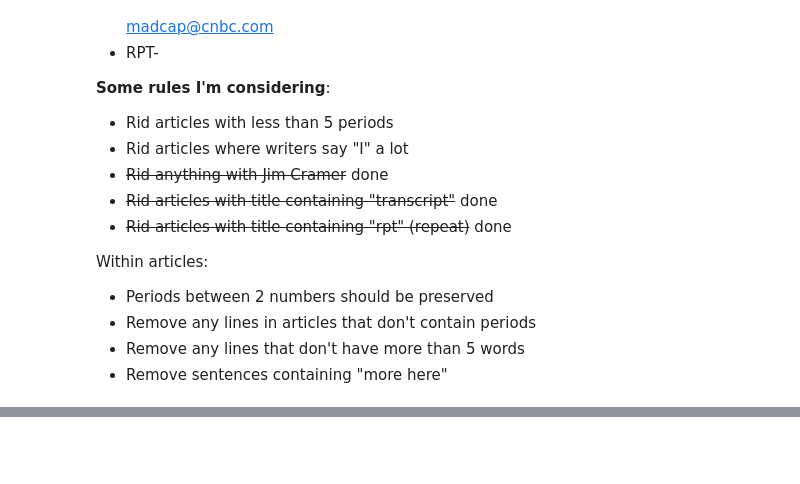
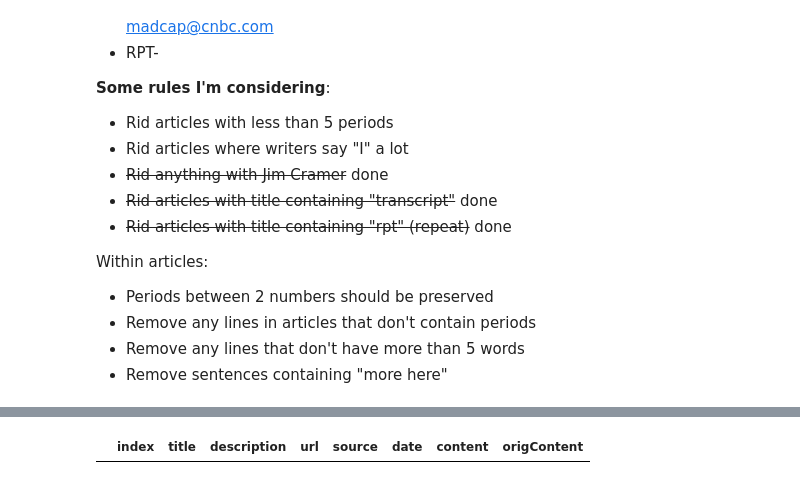
Before and after one commit to RBCCapstone/DataCollection, a Jupyter notebook: Scripts/DataClean.ipynb, the cells around one changed output, grey strips where cells are left out. Cells and saved outputs as stored; diff of their text form; code cells hidden in the pictures; blank space fills up the shorter version.

```diff
--- a/Scripts/DataClean.ipynb
+++ b/Scripts/DataClean.ipynb
@@ -96,7 +95,8 @@ def DataClean(raw):
     return df
 # %%
 def test():
-    filename = "sortedarticlesRetail-List-1.xlsx"
-    DataClean(filename)
+    filename = "newsApiOutput.xlsx"
+    testArticles = DataClean(filename)
+    return testArticles
 # %%
-#test()
+testArticles = test()
@@ -102,0 +124,4 @@ def test():
+# %%
+testArticles[testArticles['index']==84]
+# %% [output]
+|  | index | title | description | url | source | date | content | origContent |
```
Also changed, not shown: parts of 2 cells of this notebook, 9 other files.
